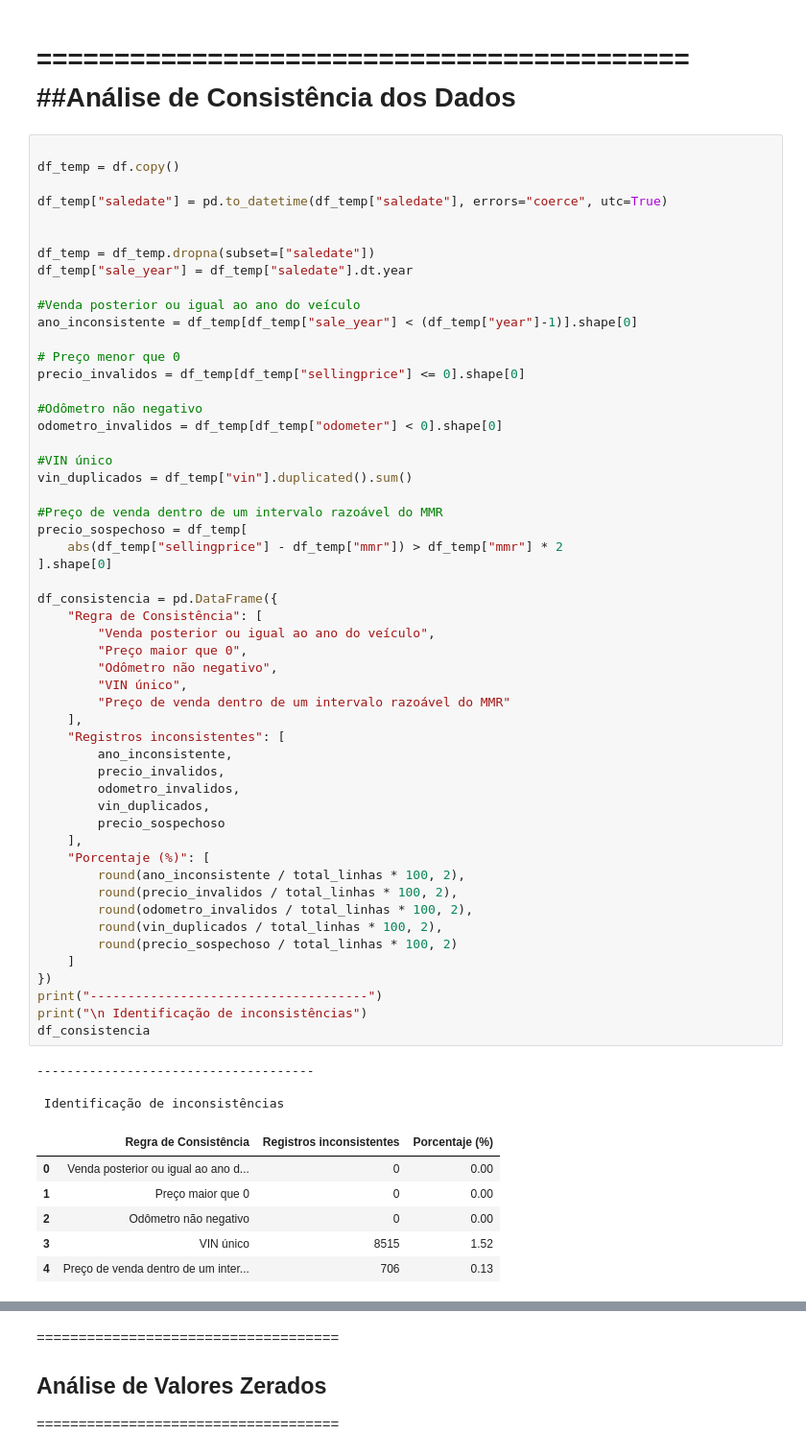
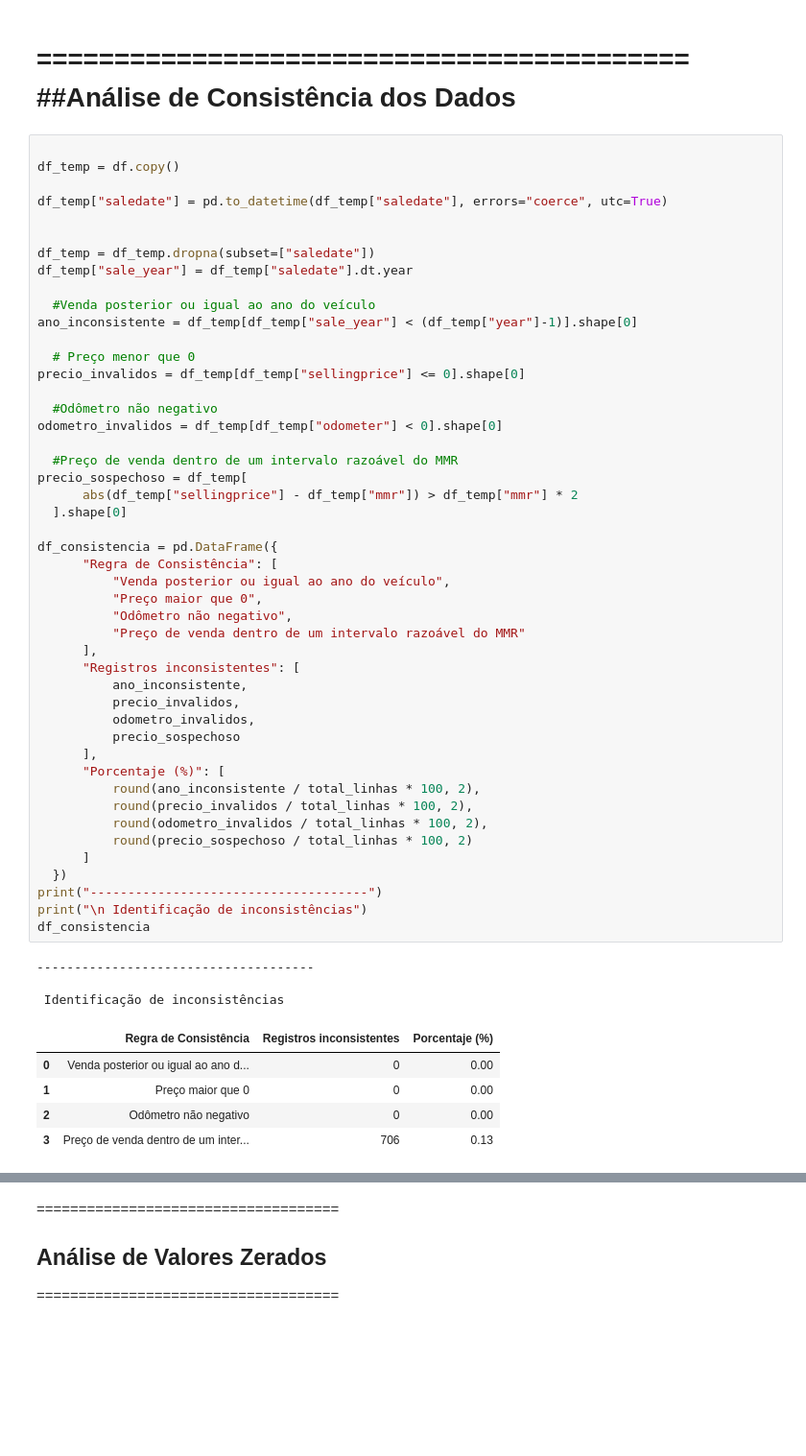
Before and after one commit to Nina-Da-Hora/analise-estrategica-marcas-automotivas, a Jupyter notebook: notebooks/analise_industria_automotiva_vendas.ipynb, the cells around one changed output, grey strips where cells are left out. Shown at 96% size. Drawn from its saved outputs; the diff is of its cells as text; blank space fills up the shorter version.

```diff
--- a/notebooks/analise_industria_automotiva_vendas.ipynb
+++ b/notebooks/analise_industria_automotiva_vendas.ipynb
@@ -168,63 +196,56 @@ display(df_filas_duplicadas)
 # %%
 
 df_temp = df.copy()
 
 df_temp["saledate"] = pd.to_datetime(df_temp["saledate"], errors="coerce", utc=True)
 
 
 df_temp = df_temp.dropna(subset=["saledate"])
 df_temp["sale_year"] = df_temp["saledate"].dt.year
 
-#Venda posterior ou igual ao ano do veículo
+  #Venda posterior ou igual ao ano do veículo
 ano_inconsistente = df_temp[df_temp["sale_year"] < (df_temp["year"]-1)].shape[0]
 
-# Preço menor que 0
+  # Preço menor que 0
 precio_invalidos = df_temp[df_temp["sellingprice"] <= 0].shape[0]
 
-#Odômetro não negativo
+  #Odômetro não negativo
 odometro_invalidos = df_temp[df_temp["odometer"] < 0].shape[0]
 
-#VIN único
-vin_duplicados = df_temp["vin"].duplicated().sum()
-
-#Preço de venda dentro de um intervalo razoável do MMR
+  #Preço de venda dentro de um intervalo razoável do MMR
 precio_sospechoso = df_temp[
-    abs(df_temp["sellingprice"] - df_temp["mmr"]) > df_temp["mmr"] * 2
-].shape[0]
+      abs(df_temp["sellingprice"] - df_temp["mmr"]) > df_temp["mmr"] * 2
+  ].shape[0]
 
 df_consistencia = pd.DataFrame({
-    "Regra de Consistência": [
-        "Venda posterior ou igual ao ano do veículo",
-        "Preço maior que 0",
-        "Odômetro não negativo",
-        "VIN único",
-        "Preço de venda dentro de um intervalo razoável do MMR"
-    ],
-    "Registros inconsistentes": [
-        ano_inconsistente,
-        precio_invalidos,
-        odometro_invalidos,
-        vin_duplicados,
-        precio_sospechoso
-    ],
-    "Porcentaje (%)": [
-        round(ano_inconsistente / total_linhas * 100, 2),
-        round(precio_invalidos / total_linhas * 100, 2),
-        round(odometro_invalidos / total_linhas * 100, 2),
-        round(vin_duplicados / total_linhas * 100, 2),
-        round(precio_sospechoso / total_linhas * 100, 2)
-    ]
-})
+      "Regra de Consistência": [
+          "Venda posterior ou igual ao ano do veículo",
+          "Preço maior que 0",
+          "Odômetro não negativo",
+          "Preço de venda dentro de um intervalo razoável do MMR"
+      ],
+      "Registros inconsistentes": [
+          ano_inconsistente,
+          precio_invalidos,
+          odometro_invalidos,
+          precio_sospechoso
+      ],
+      "Porcentaje (%)": [
+          round(ano_inconsistente / total_linhas * 100, 2),
+          round(precio_invalidos / total_linhas * 100, 2),
+          round(odometro_invalidos / total_linhas * 100, 2),
+          round(precio_sospechoso / total_linhas * 100, 2)
+      ]
+  })
 print("-------------------------------------")
 print("\n Identificação de inconsistências")
 df_consistencia
 # %% [output]
 -------------------------------------
 
  Identificação de inconsistências
 |  | Regra de Consistência | Registros inconsistentes | Porcentaje (%) |
 | 0 | Venda posterior ou igual ao ano d... | 0 | 0.00 |
 | 1 | Preço maior que 0 | 0 | 0.00 |
 | 2 | Odômetro não negativo | 0 | 0.00 |
-| 3 | VIN único | 8515 | 1.52 |
-| 4 | Preço de venda dentro de um inter... | 706 | 0.13 |
+| 3 | Preço de venda dentro de um inter... | 706 | 0.13 |
```
Also changed, not shown: parts of 39 cells of this notebook.
